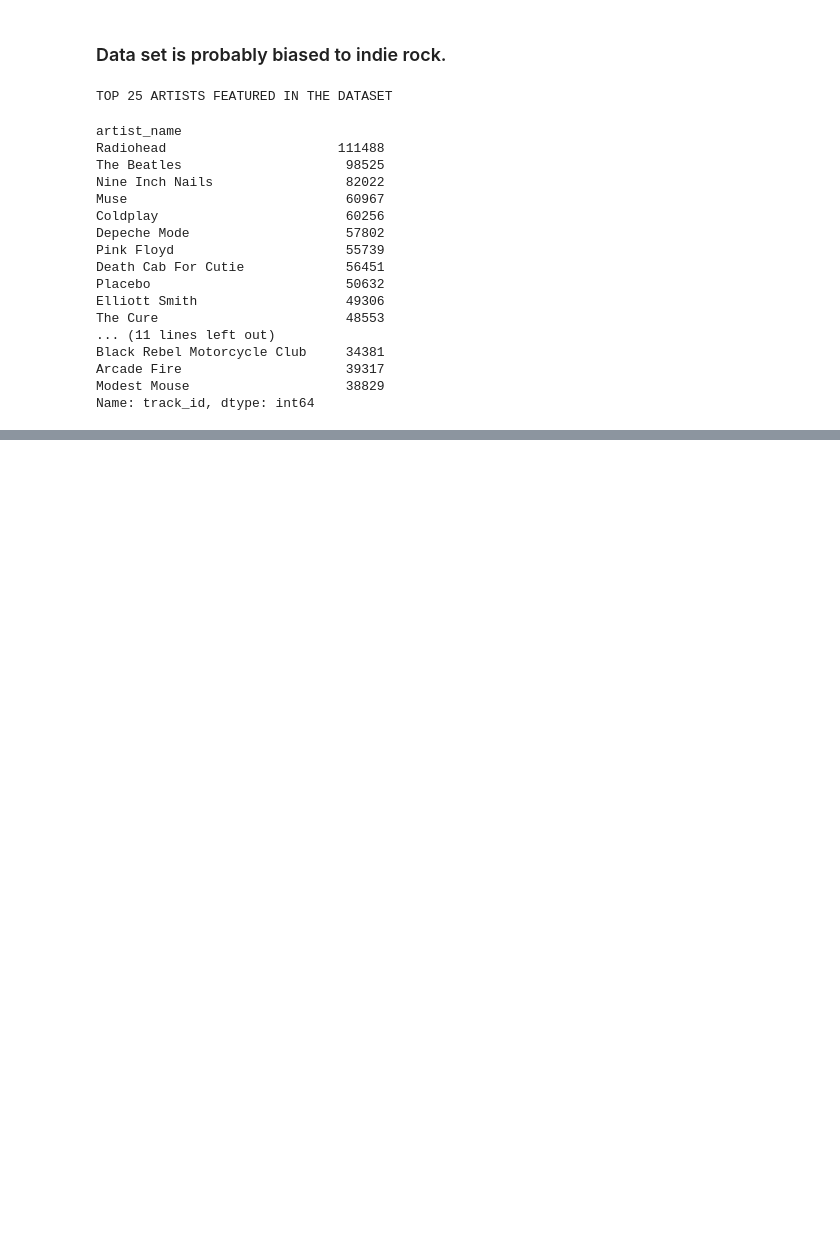
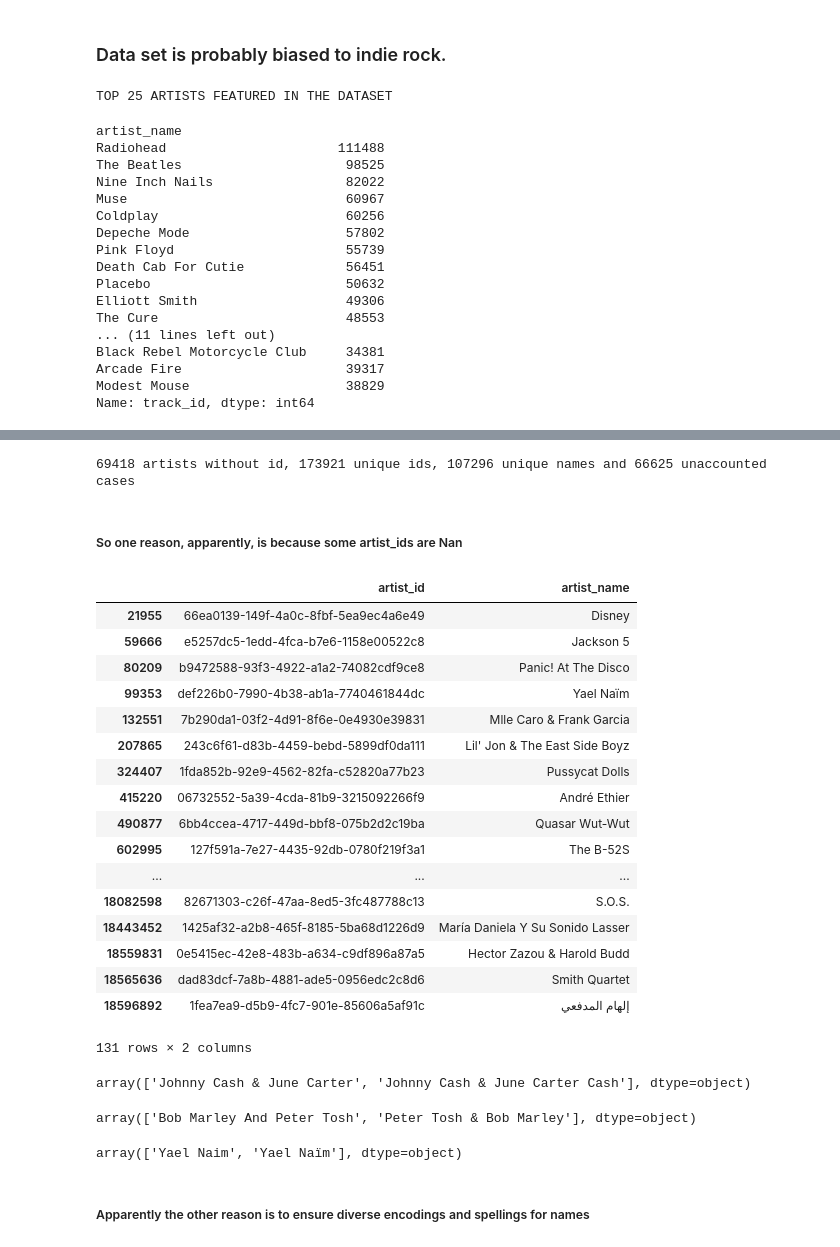
Before and after one commit to alexing/musicmagal, a Jupyter notebook: last_fm_exploration_alex.ipynb, the cells around one changed output, grey strips where cells are left out. Cells and saved outputs as stored; diff of their text form; code cells hidden in the pictures; blank space fills up the shorter version.

```diff
--- a/last_fm_exploration_alex.ipynb
+++ b/last_fm_exploration_alex.ipynb
@@ -70,0 +119,46 @@ Name: track_id, dtype: int64
+# %%
+n_artists_without_id = len(df[df['artist_id'].isnull()].artist_name.unique())
+n_artists_id = len(df.artist_id.unique())
+n_artists_name = len(df.artist_name.unique())
+print("%d artists without id, %d unique ids, %d unique names and %d unaccounted cases" %(n_artists_without_id, n_artists_name, n_artists_id, n_artists_name - n_artists_id))
+# %% [output]
+69418 artists without id, 173921 unique ids, 107296 unique names and 66625 unaccounted cases
+# %% [markdown]
+##### So one reason, apparently, is because some artist_ids are Nan
+# %%
+erased_artists_wo_ids = df[df['artist_id'].notnull()]
+unique_duples = erased_artists_wo_ids[['artist_id','artist_name']].drop_duplicates()
+unique_duples[unique_duples.duplicated(subset='artist_id')]
+# %% [output]
+|  | artist_id | artist_name |
+| 21955 | 66ea0139-149f-4a0c-8fbf-5ea9ec4a6e49 | Disney |
+| 59666 | e5257dc5-1edd-4fca-b7e6-1158e00522c8 | Jackson 5 |
+| 80209 | b9472588-93f3-4922-a1a2-74082cdf9ce8 | Panic! At The Disco |
+| 99353 | def226b0-7990-4b38-ab1a-7740461844dc | Yael Naïm |
+| 132551 | 7b290da1-03f2-4d91-8f6e-0e4930e39831 | Mlle Caro & Frank Garcia |
+| 207865 | 243c6f61-d83b-4459-bebd-5899df0da111 | Lil' Jon & The East Side Boyz |
+| 324407 | 1fda852b-92e9-4562-82fa-c52820a77b23 | Pussycat Dolls |
+| 415220 | 06732552-5a39-4cda-81b9-3215092266f9 | André Ethier |
+| 490877 | 6bb4ccea-4717-449d-bbf8-075b2d2c19ba | Quasar Wut-Wut |
+| 602995 | 127f591a-7e27-4435-92db-0780f219f3a1 | The B-52S |
+| ... | ... | ... |
+| 18082598 | 82671303-c26f-47aa-8ed5-3fc487788c13 | S.O.S. |
+| 18443452 | 1425af32-a2b8-465f-8185-5ba68d1226d9 | María Daniela Y Su Sonido Lasser |
+| 18559831 | 0e5415ec-42e8-483b-a634-c9df896a87a5 | Hector Zazou & Harold Budd |
+| 18565636 | dad83dcf-7a8b-4881-ade5-0956edc2c8d6 | Smith Quartet |
+| 18596892 | 1fea7ea9-d5b9-4fc7-901e-85606a5af91c | إلهام المدفعي |
+131 rows × 2 columns
+# %%
+df[df['artist_id'] == '9044c2be-02a0-4de3-8e99-e0231d8f9f31'].artist_name.unique()
+# %% [output]
+array(['Johnny Cash & June Carter', 'Johnny Cash & June Carter Cash'], dtype=object)
+# %%
+df[df['artist_id'] == '2e0031c3-c703-45c7-b7d8-5a9885b4ee3a'].artist_name.unique()
+# %% [output]
+array(['Bob Marley And Peter Tosh', 'Peter Tosh & Bob Marley'], dtype=object)
+# %%
+df[df['artist_id'] == 'def226b0-7990-4b38-ab1a-7740461844dc'].artist_name.unique()
+# %% [output]
+array(['Yael Naim', 'Yael Naïm'], dtype=object)
+# %% [markdown]
+##### Apparently the other reason is to ensure diverse encodings and spellings for names
```
Also changed, not shown: parts of 9 cells of this notebook.
